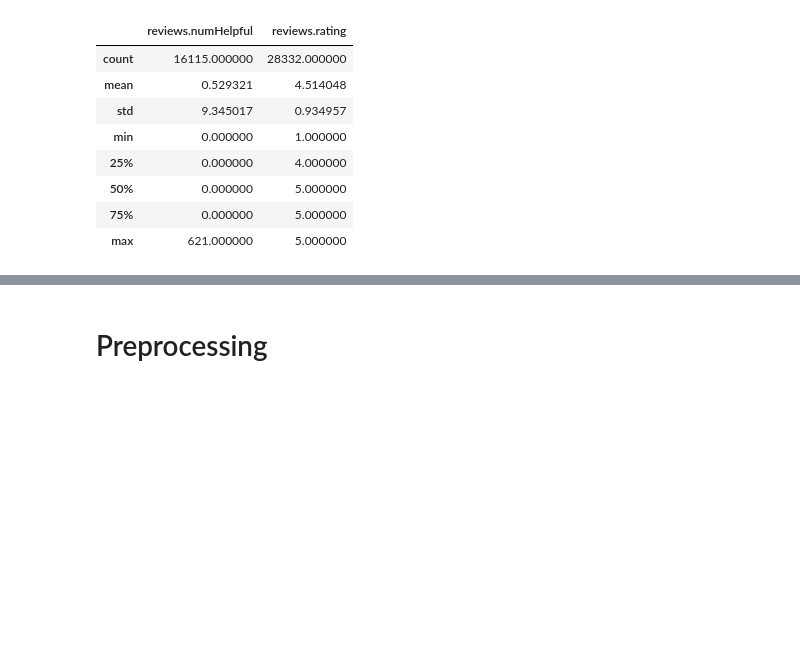
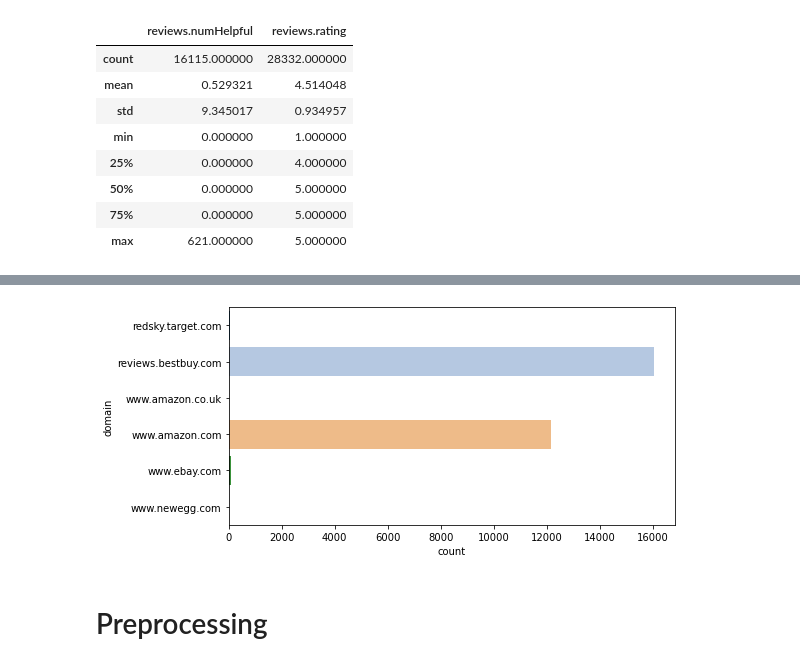
Before and after one commit to broepke/DATA110, a Jupyter notebook: Week 10/DATA110-Week10-broepke.ipynb, the cells around one changed output, grey strips where cells are left out. Cells and saved outputs as stored; diff of their text form; code cells hidden in the pictures; blank space fills up the shorter version.

```diff
--- a/Week 10/DATA110-Week10-broepke.ipynb
+++ b/Week 10/DATA110-Week10-broepke.ipynb
@@ -95,3 +186,8 @@ df['reviews.rating'].plot(kind='hist');
+# %%
+plt.figure(figsize=(8,4))
+sns.countplot(y='domain', data=df, palette="tab20", orient='v');
+# %% [output]
+[figure, added]
 # %% [markdown]
 # Preprocessing
 # %% [markdown]
```
Also changed, not shown: parts of 17 cells of this notebook, 1 other file.
